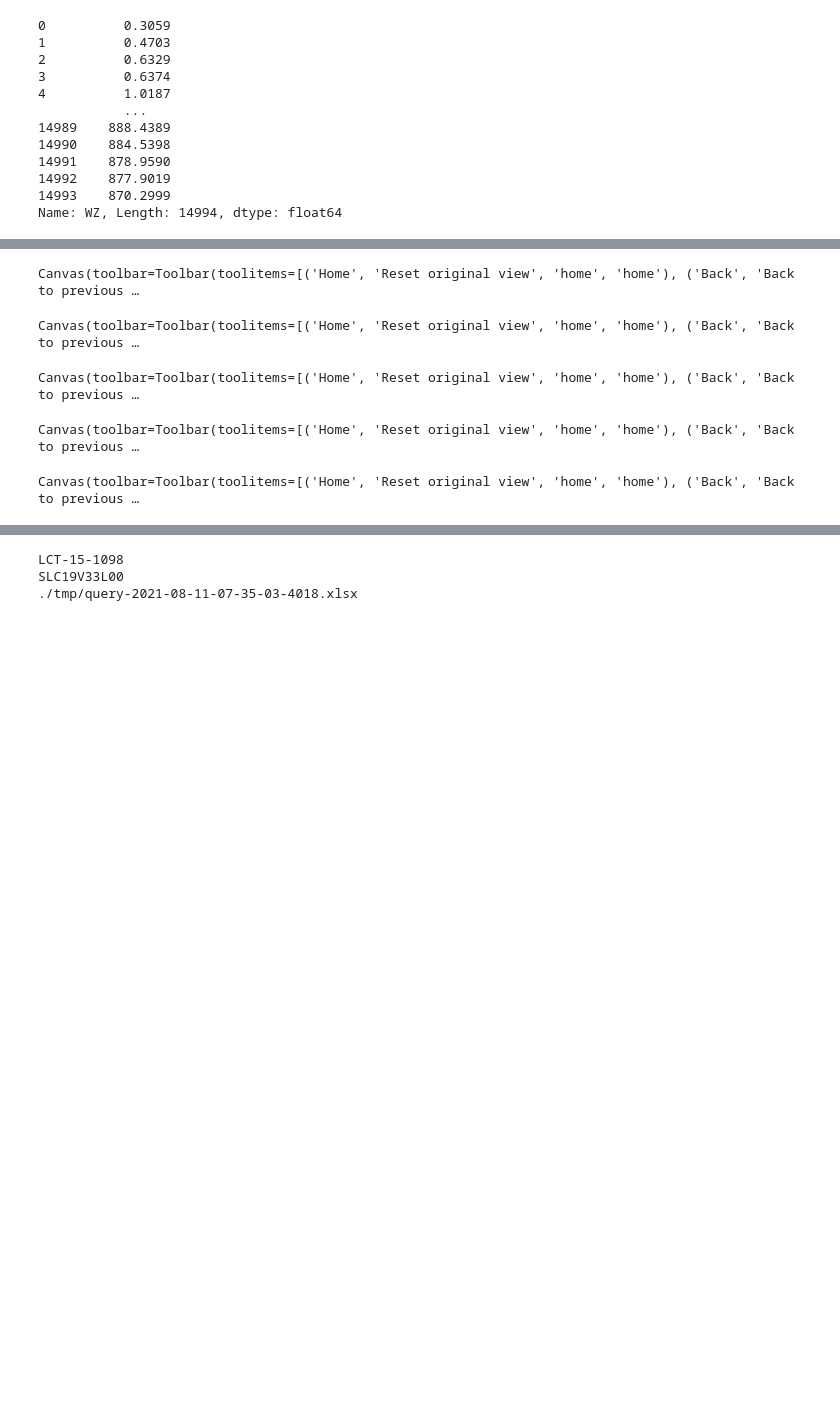
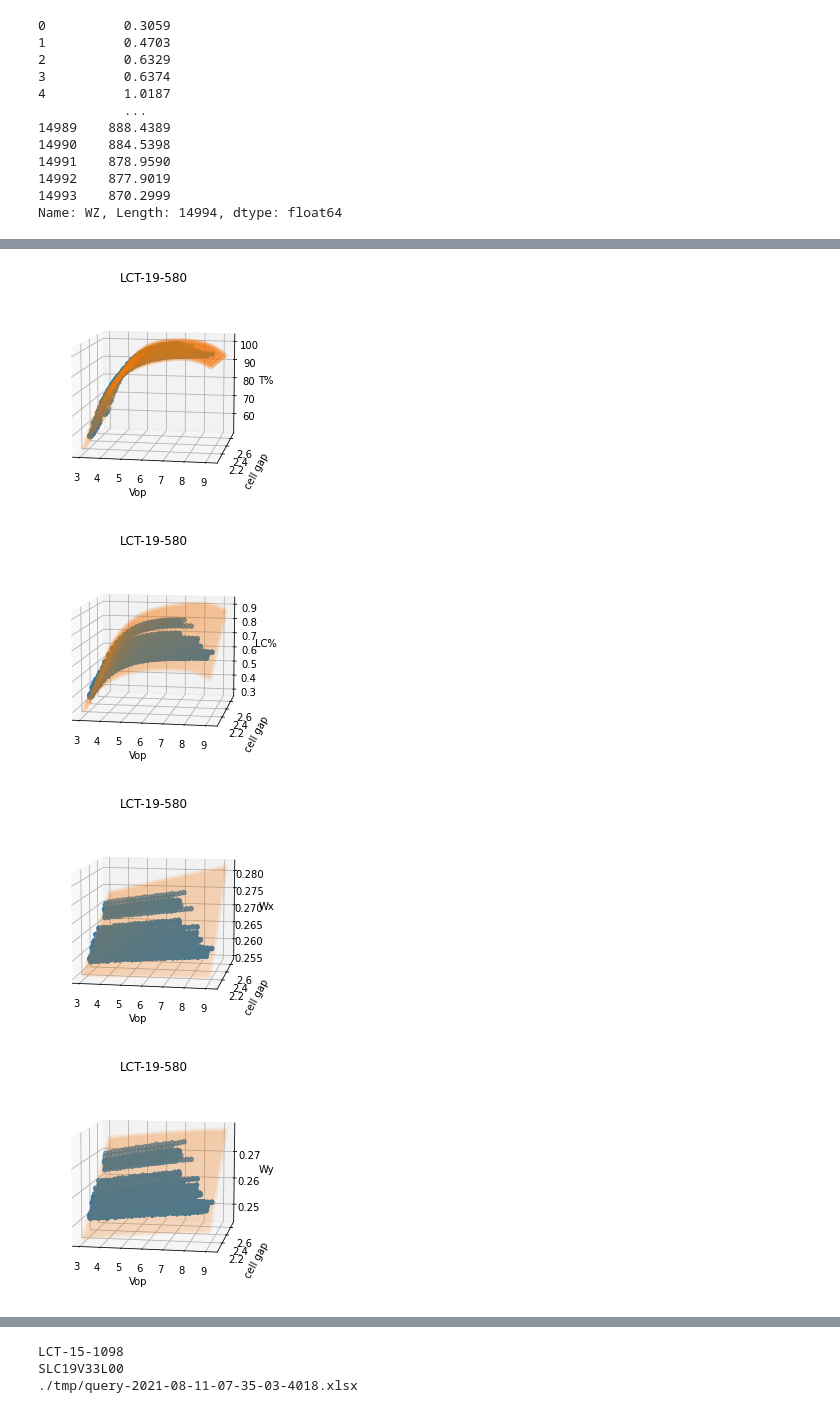
Before and after one commit to dimsplendid/tdtoolkit_web, a Jupyter notebook: test.ipynb, the cells around one changed output, grey strips where cells are left out. Drawn from its saved outputs; the diff is of its cells as text; code cells hidden in the pictures; blank space fills up the shorter version.

```diff
--- a/test.ipynb
+++ b/test.ipynb
@@ -691,7 +681,7 @@ ZIX-7054XX: Vop: 4.6041
 # %%
 # plot for checking
 # maybe plot_RT.py?
-%matplotlib widget
+# %matplotlib widget
 import matplotlib.pyplot as plt
 
 # sample Tr
@@ -700,9 +690,10 @@ ylabel = "cell gap"
 for item in ["T%", "LC%", "Wx", "Wy"]:
     zlabel = item
 #     for LC in cond["LC"].unique():
-    for LC in ["LCT-15-1098"]:
+    for LC in [cond["LC"].unique()[0]]:
         plt.figure(figsize=(5,4))
         ax = plt.axes(projection="3d")
+        ax.view_init(10, -80)
         plot_raw = df[df["LC"] == LC]
         ax.scatter(plot_raw[xlabel],plot_raw[ylabel],plot_raw[zlabel], label=LC)
         # fitting
@@ -710,37 +701,37 @@ for item in ["T%", "LC%", "Wx", "Wy"]:
         y_range = np.linspace(plot_raw[ylabel].min()-0.1, plot_raw[ylabel].max()+0.1, 50)
         x_range, y_range = np.meshgrid(x_range, y_range)
         predict_region = np.array(list(zip(x_range.flatten(), y_range.flatten())))
         z_predict = model["opt"][LC][f"{item}_LR"].predict(predict_region)
-        ax.scatter(x_range, y_range, z_predict, label="fitting surface", alpha=0.1)
+        ax.scatter(x_range, y_range, z_predict, label="fitting surface", alpha=0.05)
         plt.title(LC)
         ax.set_xlabel(xlabel)
         ax.set_ylabel(ylabel)
         ax.set_zlabel(zlabel)
         plt.show()
 
+plot_raw = df[df["LC"] == LC]
 plot_raw = plot_raw[plot_raw["T%"]>89]
 xlabel = "T%"
 ylabel = "cell gap"
 zlabel = "Vop"
 plt.figure(figsize=(5,4))
 ax = plt.axes(projection="3d")
-plot_raw = df[df["LC"] == LC]
+ax.view_init(20, -70)
 ax.scatter(plot_raw[xlabel],plot_raw[ylabel],plot_raw[zlabel], label=LC)
 # fitting
 x_range = np.linspace(plot_raw[xlabel].min()-0.1, plot_raw[xlabel].max()+0.1, 50)
 y_range = np.linspace(plot_raw[ylabel].min()-0.1, plot_raw[ylabel].max()+0.1, 50)
 x_range, y_range = np.meshgrid(x_range, y_range)
 predict_region = np.array(list(zip(x_range.flatten(), y_range.flatten())))
 z_predict = model["opt"][LC][f"Vop_LR"].predict(predict_region)
 ax.scatter(x_range, y_range, z_predict, label="fitting surface", alpha=0.1)
 plt.title(LC)
 ax.set_xlabel(xlabel)
 ax.set_ylabel(ylabel)
 ax.set_zlabel(zlabel)
 plt.show()
 # %% [output]
-Canvas(toolbar=Toolbar(toolitems=[('Home', 'Reset original view', 'home', 'home'), ('Back', 'Back to previous …
-Canvas(toolbar=Toolbar(toolitems=[('Home', 'Reset original view', 'home', 'home'), ('Back', 'Back to previous …
-Canvas(toolbar=Toolbar(toolitems=[('Home', 'Reset original view', 'home', 'home'), ('Back', 'Back to previous …
-Canvas(toolbar=Toolbar(toolitems=[('Home', 'Reset original view', 'home', 'home'), ('Back', 'Back to previous …
-Canvas(toolbar=Toolbar(toolitems=[('Home', 'Reset original view', 'home', 'home'), ('Back', 'Back to previous …
+[figure, added]
+[figure, added]
+[figure, added]
+[figure, added]
```
Also changed, not shown: parts of 13 cells of this notebook, 6 other files.
